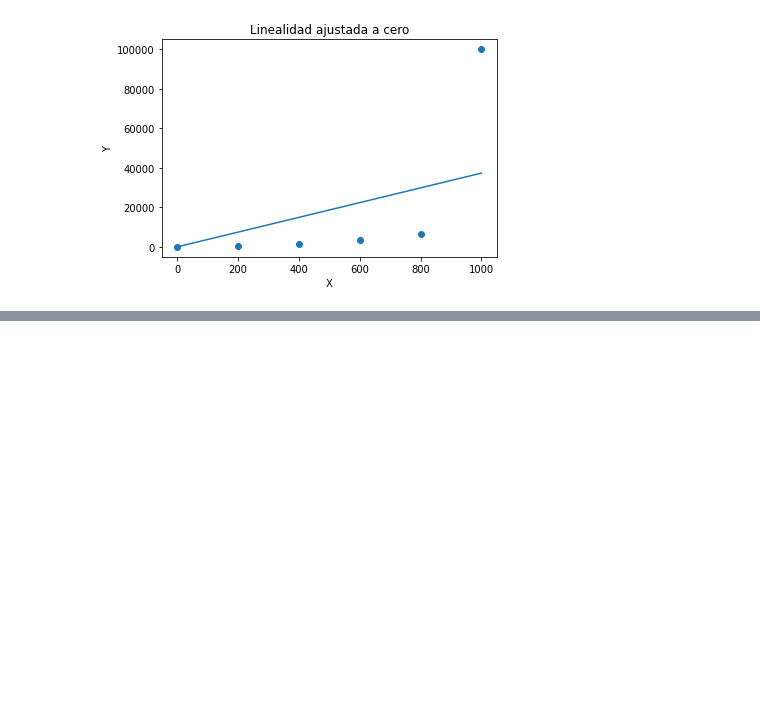
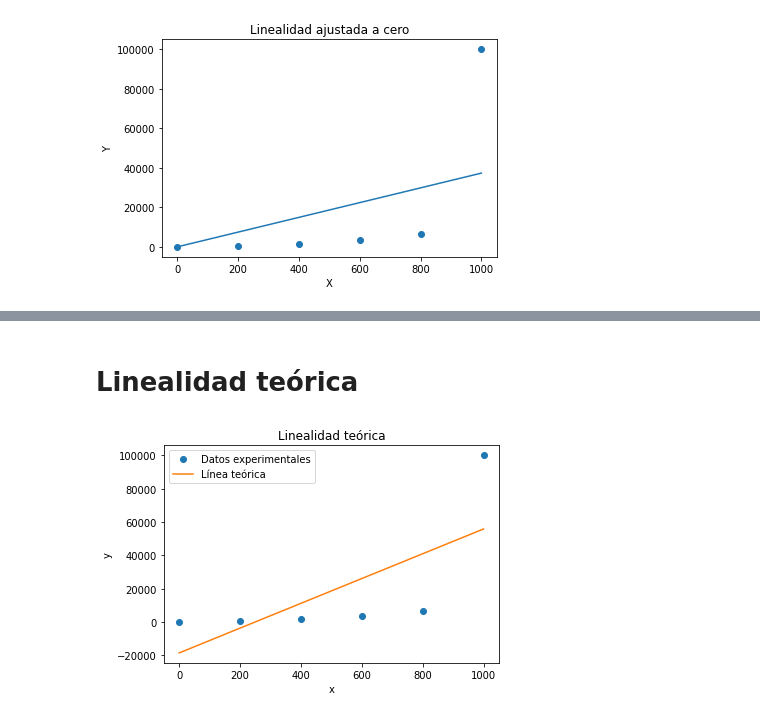
Before and after one commit to Ricardo-Gomez-4-113/Control-inteligente, a Jupyter notebook: Examen_U1_Control_Inteligente.ipynb, the cells around one changed output, grey strips where cells are left out. Saved outputs shown, nothing was run; the diff lists cells and outputs as text; code cells hidden in the pictures; blank space fills up the shorter version.

```diff
--- a/Examen_U1_Control_Inteligente.ipynb
+++ b/Examen_U1_Control_Inteligente.ipynb
@@ -408,0 +449,24 @@ plt.show()
+# %% [markdown]
+# Linealidad teórica
+# %%
+import matplotlib.pyplot as plt
+import numpy as np
+# Datos experimentales
+xlt2 = np.array(x2)
+ylt2 = np.array(y2)
+# Ecuación de la línea teórica
+m = m2  # Pendiente
+b = b2  # Intercepto
+x_teoria = np.linspace(0, 1000, 5)
+y_teoria = m * x_teoria + b
+
+# Graficar los datos experimentales y la línea teórica
+plt.plot(xlt2, ylt2, 'o', label='Datos experimentales')
+plt.plot(x_teoria, y_teoria, label='Línea teórica')
+plt.legend()
+plt.xlabel('x')
+plt.ylabel('y')
+plt.title('Linealidad teórica')
+plt.show()
+# %% [output]
+[figure, added]
```
Also changed, not shown: parts of 28 cells of this notebook.
